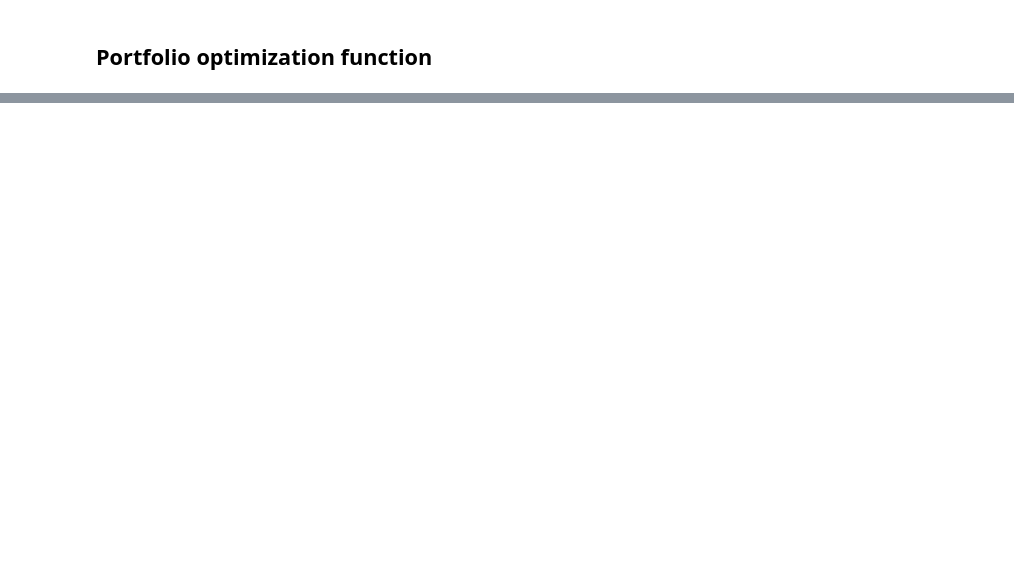
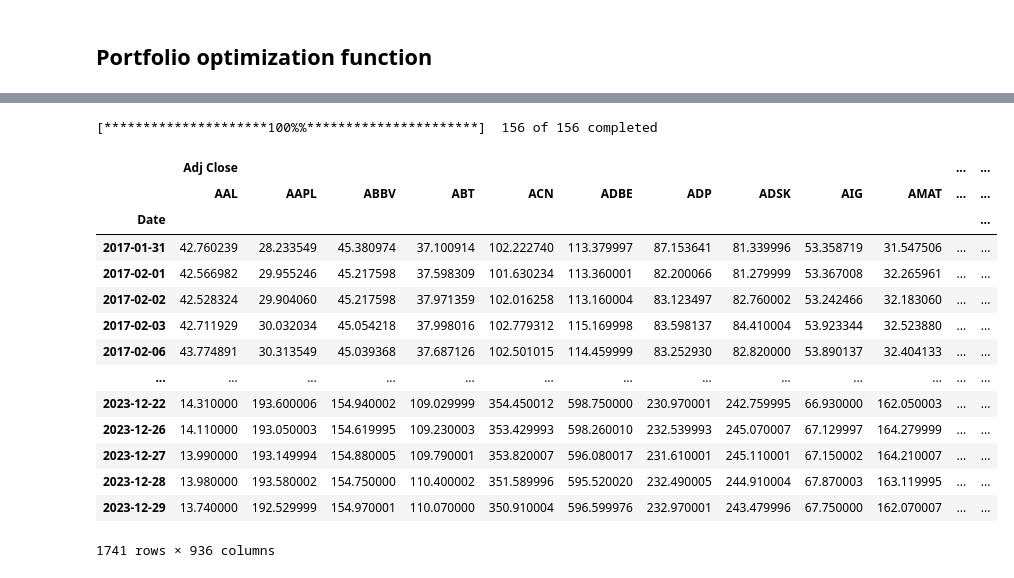
Before and after one commit to tylerchg/Algorithmic-Trading, a Jupyter notebook: Algorithmic Trading.ipynb, the cells around one changed output, grey strips where cells are left out. Cells and saved outputs as stored; diff of their text form; code cells hidden in the pictures; blank space fills up the shorter version.

```diff
--- a/Algorithmic Trading.ipynb
+++ b/Algorithmic Trading.ipynb
@@ -450,0 +449,25 @@ ModuleNotFoundError: No module named 'pypfopt'
+# %%
+stocks = data.index.get_level_values('ticker').unique().tolist()
+
+new_df = yf.download(tickers=stocks,
+                     start=data.index.get_level_values('date').unique()[0]-pd.DateOffset(months=12),
+                     end=data.index.get_level_values('date').unique()[-1])
+
+new_df
+# %% [output]
+[*********************100%%**********************]  156 of 156 completed
+|  | Adj Close |  |  |  |  |  |  |  |  |  | ... | ... |
+|  | AAL | AAPL | ABBV | ABT | ACN | ADBE | ADP | ADSK | AIG | AMAT | ... | ... |
+| Date |  |  |  |  |  |  |  |  |  |  |  | ... |
+| 2017-01-31 | 42.760239 | 28.233549 | 45.380974 | 37.100914 | 102.222740 | 113.379997 | 87.153641 | 81.339996 | 53.358719 | 31.547506 | ... | ... |
+| 2017-02-01 | 42.566982 | 29.955246 | 45.217598 | 37.598309 | 101.630234 | 113.360001 | 82.200066 | 81.279999 | 53.367008 | 32.265961 | ... | ... |
+| 2017-02-02 | 42.528324 | 29.904060 | 45.217598 | 37.971359 | 102.016258 | 113.160004 | 83.123497 | 82.760002 | 53.242466 | 32.183060 | ... | ... |
+| 2017-02-03 | 42.711929 | 30.032034 | 45.054218 | 37.998016 | 102.779312 | 115.169998 | 83.598137 | 84.410004 | 53.923344 | 32.523880 | ... | ... |
+| 2017-02-06 | 43.774891 | 30.313549 | 45.039368 | 37.687126 | 102.501015 | 114.459999 | 83.252930 | 82.820000 | 53.890137 | 32.404133 | ... | ... |
+| ... | ... | ... | ... | ... | ... | ... | ... | ... | ... | ... | ... | ... |
+| 2023-12-22 | 14.310000 | 193.600006 | 154.940002 | 109.029999 | 354.450012 | 598.750000 | 230.970001 | 242.759995 | 66.930000 | 162.050003 | ... | ... |
+| 2023-12-26 | 14.110000 | 193.050003 | 154.619995 | 109.230003 | 353.429993 | 598.260010 | 232.539993 | 245.070007 | 67.129997 | 164.279999 | ... | ... |
+| 2023-12-27 | 13.990000 | 193.149994 | 154.880005 | 109.790001 | 353.820007 | 596.080017 | 231.610001 | 245.110001 | 67.150002 | 164.210007 | ... | ... |
+| 2023-12-28 | 13.980000 | 193.580002 | 154.750000 | 110.400002 | 351.589996 | 595.520020 | 232.490005 | 244.910004 | 67.870003 | 163.119995 | ... | ... |
+| 2023-12-29 | 13.740000 | 192.529999 | 154.970001 | 110.070000 | 350.910004 | 596.599976 | 232.970001 | 243.479996 | 67.750000 | 162.070007 | ... | ... |
+1741 rows × 936 columns
```
Also changed, not shown: parts of 18 cells of this notebook.
